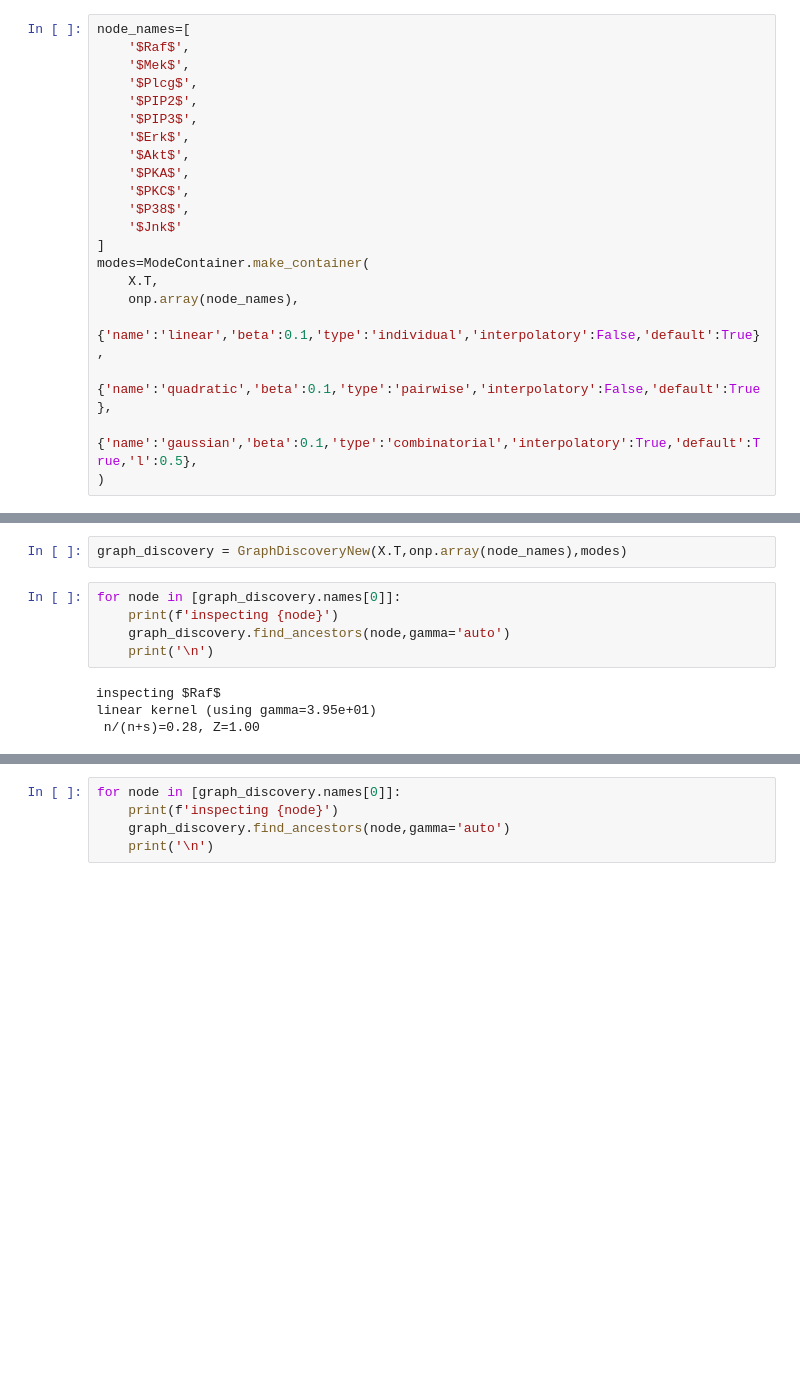
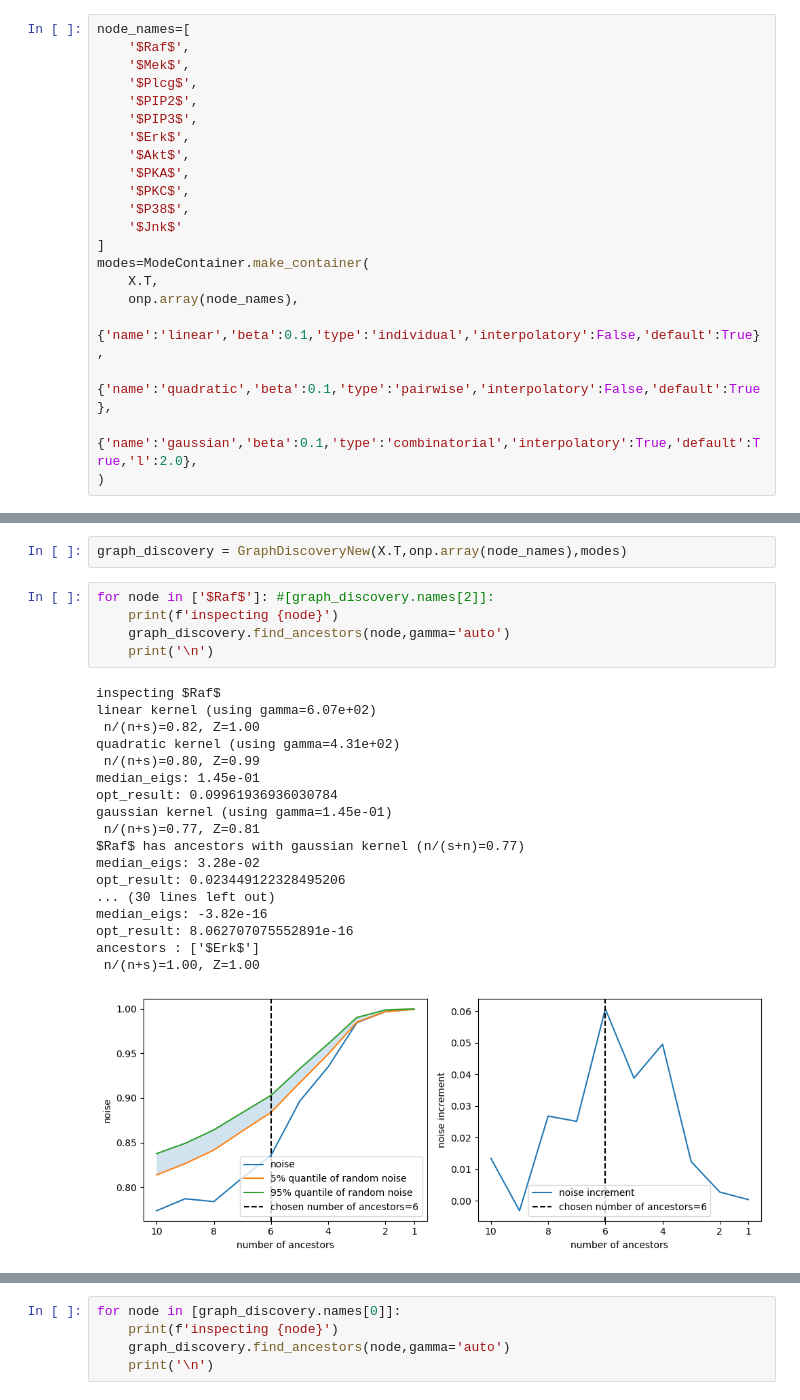
Before and after one commit to PauBatlle/GraphDiscovery, a Jupyter notebook: GeneDatasetNew.ipynb, the cells around one changed output, grey strips where cells are left out. Cells and saved outputs as stored; diff of their text form; blank space fills up the shorter version.

```diff
--- a/GeneDatasetNew.ipynb
+++ b/GeneDatasetNew.ipynb
@@ -53,7 +53,7 @@ modes=ModeContainer.make_container(
     onp.array(node_names),
     {'name':'linear','beta':0.1,'type':'individual','interpolatory':False,'default':True},
     {'name':'quadratic','beta':0.1,'type':'pairwise','interpolatory':False,'default':True},
-    {'name':'gaussian','beta':0.1,'type':'combinatorial','interpolatory':True,'default':True,'l':0.5},
+    {'name':'gaussian','beta':0.1,'type':'combinatorial','interpolatory':True,'default':True,'l':2.0},
 )
 # %%
 # modes.matrices = modes.matrices[:-2]
@@ -63,11 +63,26 @@ modes=ModeContainer.make_container(
 # %%
 graph_discovery = GraphDiscoveryNew(X.T,onp.array(node_names),modes)
 # %%
-for node in [graph_discovery.names[0]]:
+for node in ['$Raf$']: #[graph_discovery.names[2]]:
     print(f'inspecting {node}')
     graph_discovery.find_ancestors(node,gamma='auto')
     print('\n')
 # %% [output]
 inspecting $Raf$
-linear kernel (using gamma=3.95e+01)
- n/(n+s)=0.28, Z=1.00
+linear kernel (using gamma=6.07e+02)
+ n/(n+s)=0.82, Z=1.00
+quadratic kernel (using gamma=4.31e+02)
+ n/(n+s)=0.80, Z=0.99
+median_eigs: 1.45e-01
+opt_result: 0.09961936936030784
+gaussian kernel (using gamma=1.45e-01)
+ n/(n+s)=0.77, Z=0.81
+$Raf$ has ancestors with gaussian kernel (n/(s+n)=0.77)
+median_eigs: 3.28e-02
+opt_result: 0.023449122328495206
+... (30 lines left out)
+median_eigs: -3.82e-16
+opt_result: 8.062707075552891e-16
+ancestors : ['$Erk$']
+ n/(n+s)=1.00, Z=1.00
+[figure, added]
```
Also changed, not shown: parts of 3 cells of this notebook, 2 other files.
